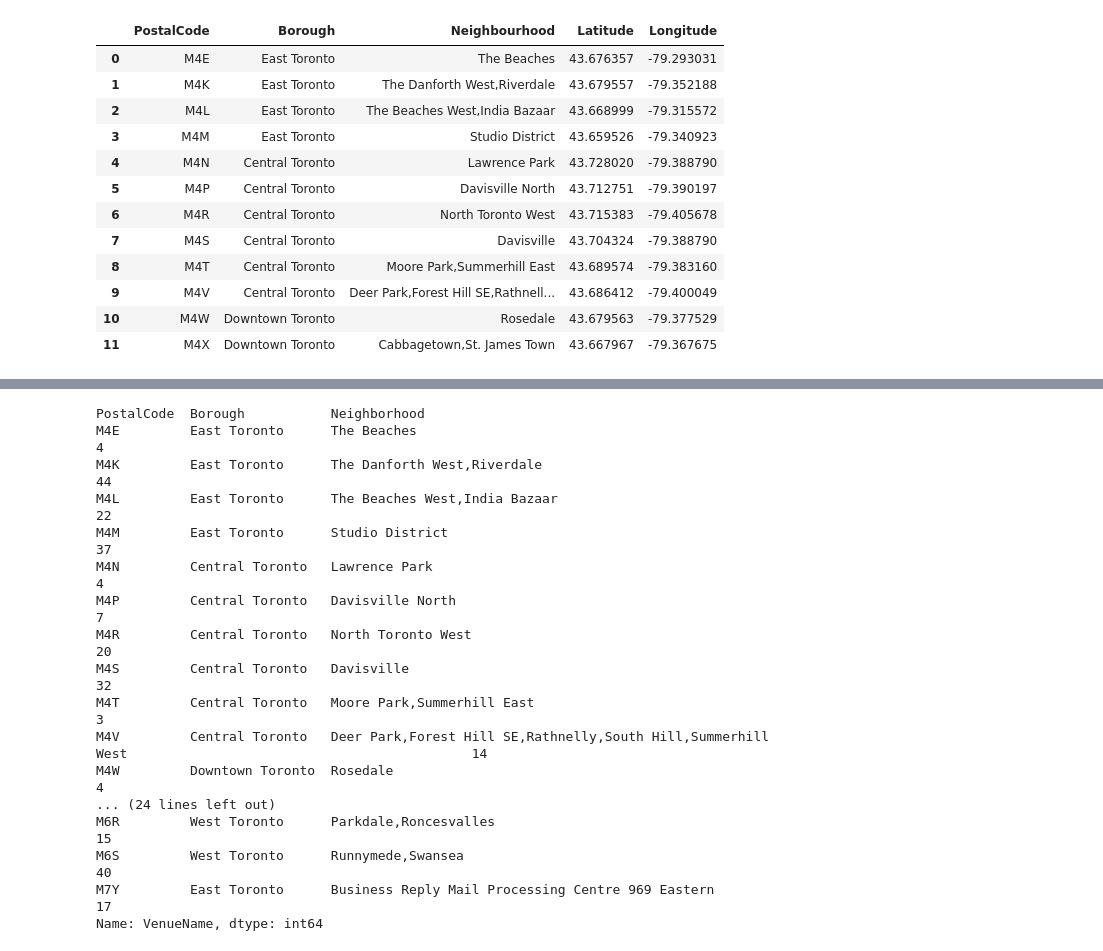
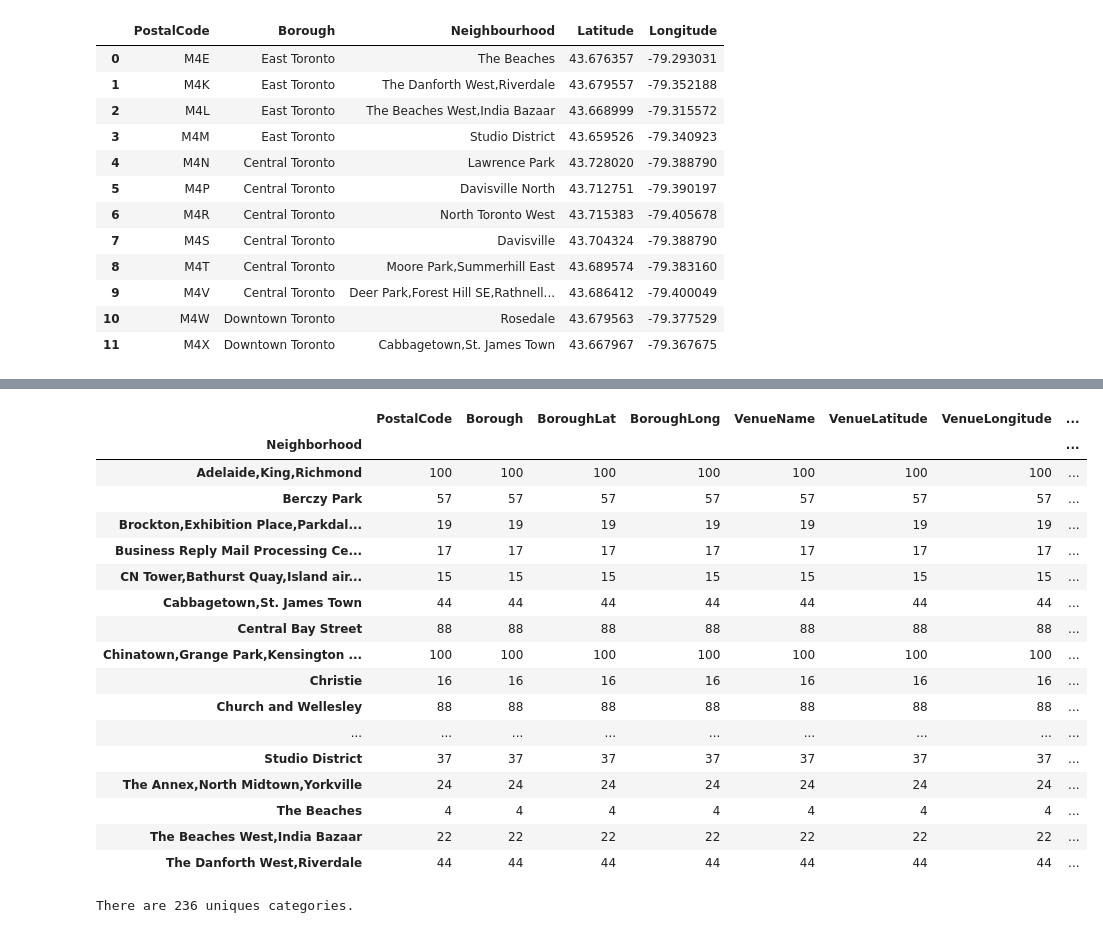
Before and after one commit to vidyaraghavendra/coursera-capstone-project, a Jupyter notebook: Neighbourhoods in Toronto.ipynb, the cells around one changed output, grey strips where cells are left out. Drawn from its saved outputs; the diff is of its cells as text; code cells hidden in the pictures.

```diff
--- a/Neighbourhoods in Toronto.ipynb
+++ b/Neighbourhoods in Toronto.ipynb
@@ -195,6 +211,28 @@ toronto_word_df.head(12)
 | 9 | M4V | Central Toronto | Deer Park,Forest Hill SE,Rathnell... | 43.686412 | -79.400049 |
 | 10 | M4W | Downtown Toronto | Rosedale | 43.679563 | -79.377529 |
 | 11 | M4X | Downtown Toronto | Cabbagetown,St. James Town | 43.667967 | -79.367675 |
+# %%
+# create map
+
+# create map of Toronto using latitude and longitude values
+
+map_toronto = folium.Map(location=[latitude, longitude], zoom_start=12)
+# Add markers to map
+for lat, lng, postal, neighborhood in zip(toronto_word_df['Longitude'], toronto_word_df['Latitude'],
+                                          toronto_word_df['PostalCode'], toronto_word_df['Neighbourhood']):
+    label = '{}, {}'.format(postal,neighborhood)
+    label = folium.Popup(label, parse_html=True)
+    folium.CircleMarker(
+        [lat, lng],
+        radius=5,
+        popup=label,
+        color='blue',
+        fill=True,
+        fill_color='#3186cc',
+        fill_opacity=0.7,
+        parse_html=False).add_to(map_toronto)
+
+#map_toronto
 # %%
 #Pass the coordinates to Foursquare
 CLIENT_ID = 'NQ4QLPVACRENFRRHCTHAQY332WY4WRRXHWIFQAG1TUYUPM4Z' # your Foursquare ID
@@ -250,24 +288,31 @@ venues_df.head(12)
 | 9 | M4K | East Toronto | The Danforth West,Riverdale | 43.679557 | -79.352188 | Messini Authentic Gyros | 43.677827 | -79.350569 | ... |
 | 10 | M4K | East Toronto | The Danforth West,Riverdale | 43.679557 | -79.352188 | Christina's On The Danforth | 43.678240 | -79.349185 | ... |
 | 11 | M4K | East Toronto | The Danforth West,Riverdale | 43.679557 | -79.352188 | Louis Cifer Brew Works | 43.677663 | -79.351313 | ... |
-# %%
-countBy_df = venues_df.groupby(['PostalCode', 'Borough', 'Neighborhood'])['VenueName'].count()
-countBy_df
-# %% [output]
-PostalCode  Borough           Neighborhood
-M4E         East Toronto      The Beaches                                                                                               4
-M4K         East Toronto      The Danforth West,Riverdale                                                                              44
-M4L         East Toronto      The Beaches West,India Bazaar                                                                            22
-M4M         East Toronto      Studio District                                                                                          37
-M4N         Central Toronto   Lawrence Park                                                                                             4
-M4P         Central Toronto   Davisville North                                                                                          7
-M4R         Central Toronto   North Toronto West                                                                                       20
-M4S         Central Toronto   Davisville                                                                                               32
-M4T         Central Toronto   Moore Park,Summerhill East                                                                                3
-M4V         Central Toronto   Deer Park,Forest Hill SE,Rathnelly,South Hill,Summerhill West                                            14
-M4W         Downtown Toronto  Rosedale                                                                                                  4
-... (24 lines left out)
-M6R         West Toronto      Parkdale,Roncesvalles                                                                                    15
-M6S         West Toronto      Runnymede,Swansea                                                                                        40
-M7Y         East Toronto      Business Reply Mail Processing Centre 969 Eastern                                                        17
-Name: VenueName, dtype: int64
+# %%
+#count the number of venues for each neighbourhood
+countBy_df = venues_df.groupby(['Neighborhood']).count()
+countBy_df
+# %% [output]
+|  | PostalCode | Borough | BoroughLat | BoroughLong | VenueName | VenueLatitude | VenueLongitude | ... |
+| Neighborhood |  |  |  |  |  |  |  | ... |
+| Adelaide,King,Richmond | 100 | 100 | 100 | 100 | 100 | 100 | 100 | ... |
+| Berczy Park | 57 | 57 | 57 | 57 | 57 | 57 | 57 | ... |
+| Brockton,Exhibition Place,Parkdal... | 19 | 19 | 19 | 19 | 19 | 19 | 19 | ... |
+| Business Reply Mail Processing Ce... | 17 | 17 | 17 | 17 | 17 | 17 | 17 | ... |
+| CN Tower,Bathurst Quay,Island air... | 15 | 15 | 15 | 15 | 15 | 15 | 15 | ... |
+| Cabbagetown,St. James Town | 44 | 44 | 44 | 44 | 44 | 44 | 44 | ... |
+| Central Bay Street | 88 | 88 | 88 | 88 | 88 | 88 | 88 | ... |
+| Chinatown,Grange Park,Kensington ... | 100 | 100 | 100 | 100 | 100 | 100 | 100 | ... |
+| Christie | 16 | 16 | 16 | 16 | 16 | 16 | 16 | ... |
+| Church and Wellesley | 88 | 88 | 88 | 88 | 88 | 88 | 88 | ... |
+| ... | ... | ... | ... | ... | ... | ... | ... | ... |
+| Studio District | 37 | 37 | 37 | 37 | 37 | 37 | 37 | ... |
+| The Annex,North Midtown,Yorkville | 24 | 24 | 24 | 24 | 24 | 24 | 24 | ... |
+| The Beaches | 4 | 4 | 4 | 4 | 4 | 4 | 4 | ... |
+| The Beaches West,India Bazaar | 22 | 22 | 22 | 22 | 22 | 22 | 22 | ... |
+| The Danforth West,Riverdale | 44 | 44 | 44 | 44 | 44 | 44 | 44 | ... |
+# %%
+# Count the unique categories
+print('There are {} uniques categories.'.format(len(venues_df['VenueCategory'].unique())))
+# %% [output]
+There are 236 uniques categories.
```
Also changed, not shown: parts of 18 cells of this notebook.
